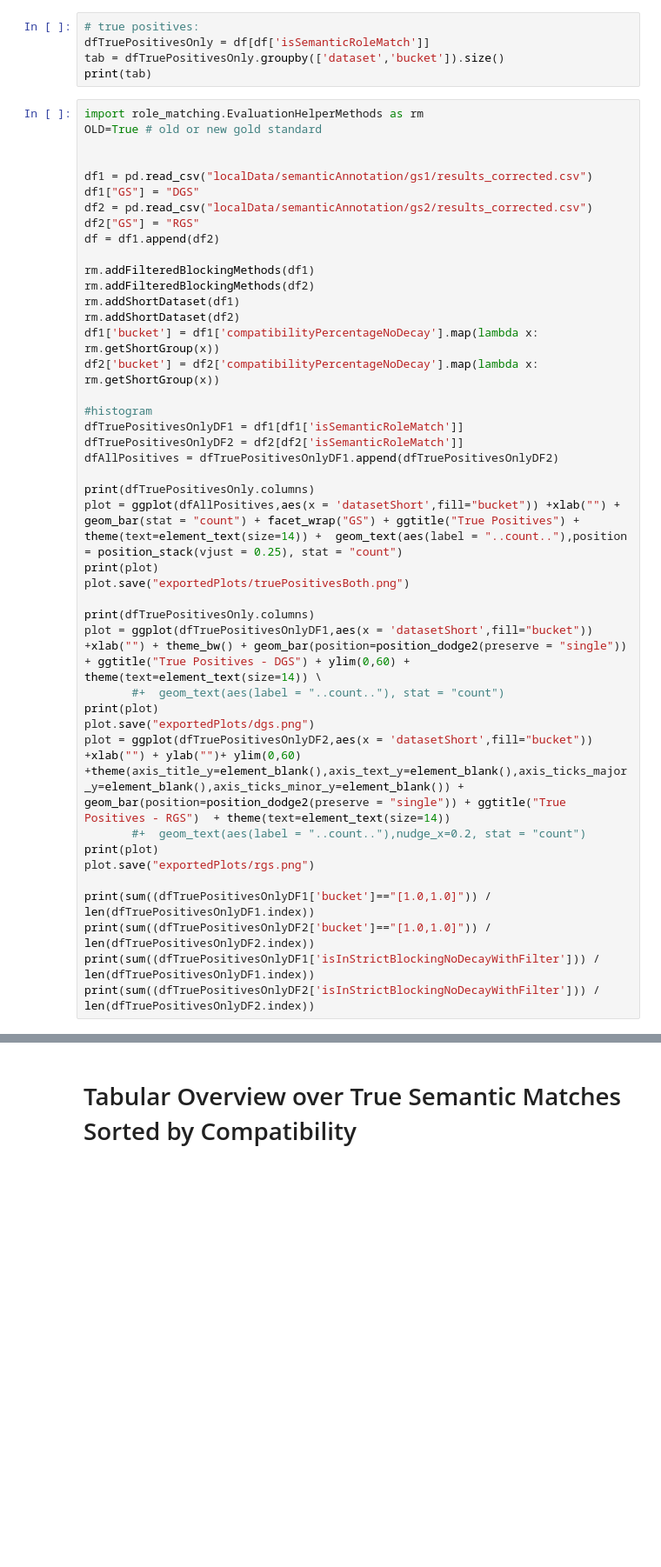
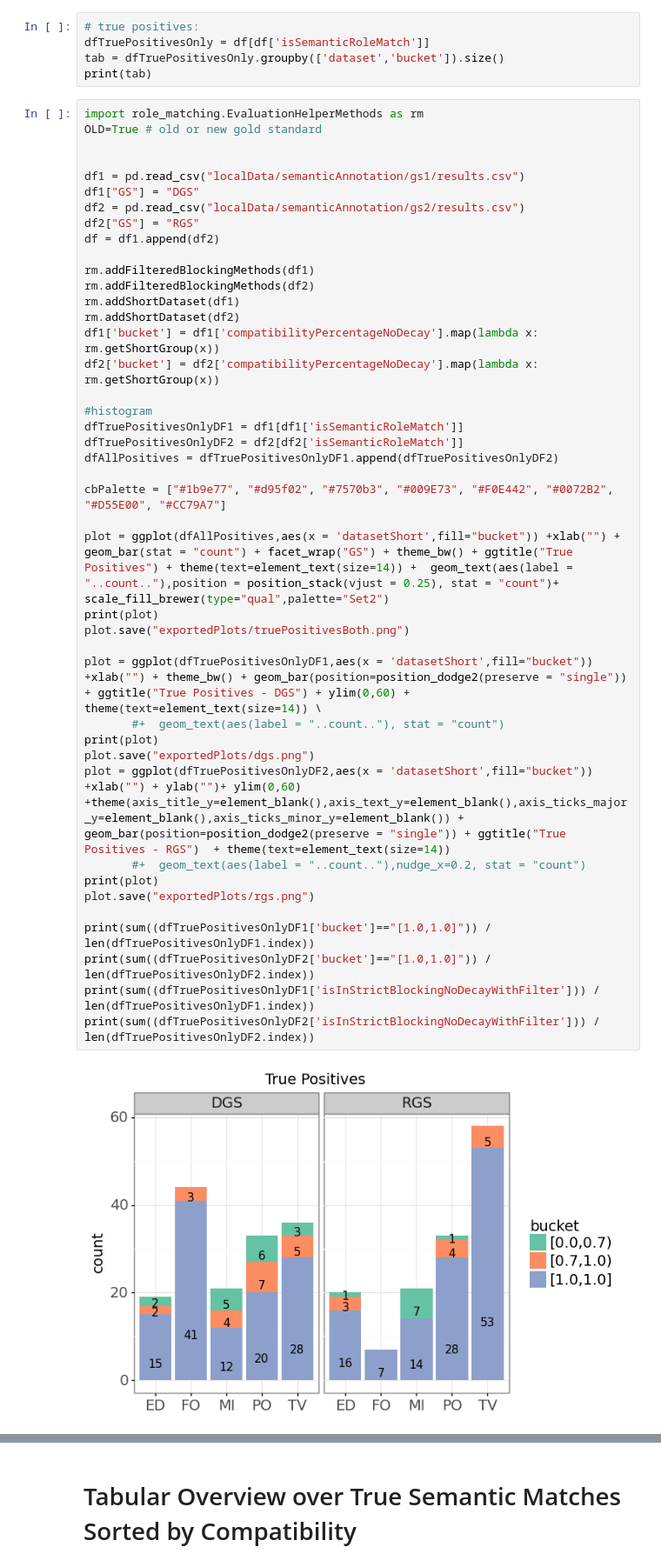
Before and after one commit to leonbornemann/RoleMatchingEvaluation, a Jupyter notebook: SemanticLabellingEvaluation.ipynb, the cells around one changed output, grey strips where cells are left out. Shown at 87% size. Cells and saved outputs as stored; diff of their text form; blank space fills up the shorter version.

```diff
--- a/SemanticLabellingEvaluation.ipynb
+++ b/SemanticLabellingEvaluation.ipynb
@@ -213,40 +206,42 @@ import role_matching.EvaluationHelperMethods as rm
 OLD=True # old or new gold standard
 
 
-df1 = pd.read_csv("localData/semanticAnnotation/gs1/results_corrected.csv")
+df1 = pd.read_csv("localData/semanticAnnotation/gs1/results.csv")
 df1["GS"] = "DGS"
-df2 = pd.read_csv("localData/semanticAnnotation/gs2/results_corrected.csv")
+df2 = pd.read_csv("localData/semanticAnnotation/gs2/results.csv")
 df2["GS"] = "RGS"
 df = df1.append(df2)
 
 rm.addFilteredBlockingMethods(df1)
 rm.addFilteredBlockingMethods(df2)
 rm.addShortDataset(df1)
 rm.addShortDataset(df2)
 df1['bucket'] = df1['compatibilityPercentageNoDecay'].map(lambda x: rm.getShortGroup(x))
 df2['bucket'] = df2['compatibilityPercentageNoDecay'].map(lambda x: rm.getShortGroup(x))
 
 #histogram
 dfTruePositivesOnlyDF1 = df1[df1['isSemanticRoleMatch']]
 dfTruePositivesOnlyDF2 = df2[df2['isSemanticRoleMatch']]
 dfAllPositives = dfTruePositivesOnlyDF1.append(dfTruePositivesOnlyDF2)
 
-print(dfTruePositivesOnly.columns)
-plot = ggplot(dfAllPositives,aes(x = 'datasetShort',fill="bucket")) +xlab("") + geom_bar(stat = "count") + facet_wrap("GS") + ggtitle("True Positives") + theme(text=element_text(size=14)) +  geom_text(aes(label = "..count.."),position = position_stack(vjust = 0.25), stat = "count")
+cbPalette = ["#1b9e77", "#d95f02", "#7570b3", "#009E73", "#F0E442", "#0072B2", "#D55E00", "#CC79A7"]
+
+plot = ggplot(dfAllPositives,aes(x = 'datasetShort',fill="bucket")) +xlab("") + geom_bar(stat = "count") + facet_wrap("GS") + theme_bw() + ggtitle("True Positives") + theme(text=element_text(size=14)) +  geom_text(aes(label = "..count.."),position = position_stack(vjust = 0.25), stat = "count")+ scale_fill_brewer(type="qual",palette="Set2")
 print(plot)
 plot.save("exportedPlots/truePositivesBoth.png")
 
-print(dfTruePositivesOnly.columns)
 plot = ggplot(dfTruePositivesOnlyDF1,aes(x = 'datasetShort',fill="bucket")) +xlab("") + theme_bw() + geom_bar(position=position_dodge2(preserve = "single")) + ggtitle("True Positives - DGS") + ylim(0,60) + theme(text=element_text(size=14)) \
        #+  geom_text(aes(label = "..count.."), stat = "count")
 print(plot)
 plot.save("exportedPlots/dgs.png")
 plot = ggplot(dfTruePositivesOnlyDF2,aes(x = 'datasetShort',fill="bucket")) +xlab("") + ylab("")+ ylim(0,60) +theme(axis_title_y=element_blank(),axis_text_y=element_blank(),axis_ticks_major_y=element_blank(),axis_ticks_minor_y=element_blank()) + geom_bar(position=position_dodge2(preserve = "single")) + ggtitle("True Positives - RGS")  + theme(text=element_text(size=14))
        #+  geom_text(aes(label = "..count.."),nudge_x=0.2, stat = "count")
 print(plot)
 plot.save("exportedPlots/rgs.png")
 
 print(sum((dfTruePositivesOnlyDF1['bucket']=="[1.0,1.0]")) / len(dfTruePositivesOnlyDF1.index))
 print(sum((dfTruePositivesOnlyDF2['bucket']=="[1.0,1.0]")) / len(dfTruePositivesOnlyDF2.index))
 print(sum((dfTruePositivesOnlyDF1['isInStrictBlockingNoDecayWithFilter'])) / len(dfTruePositivesOnlyDF1.index))
 print(sum((dfTruePositivesOnlyDF2['isInStrictBlockingNoDecayWithFilter'])) / len(dfTruePositivesOnlyDF2.index))
+# %% [output]
+[figure, added]
```
Also changed, not shown: parts of 10 cells of this notebook, 8 other files.
